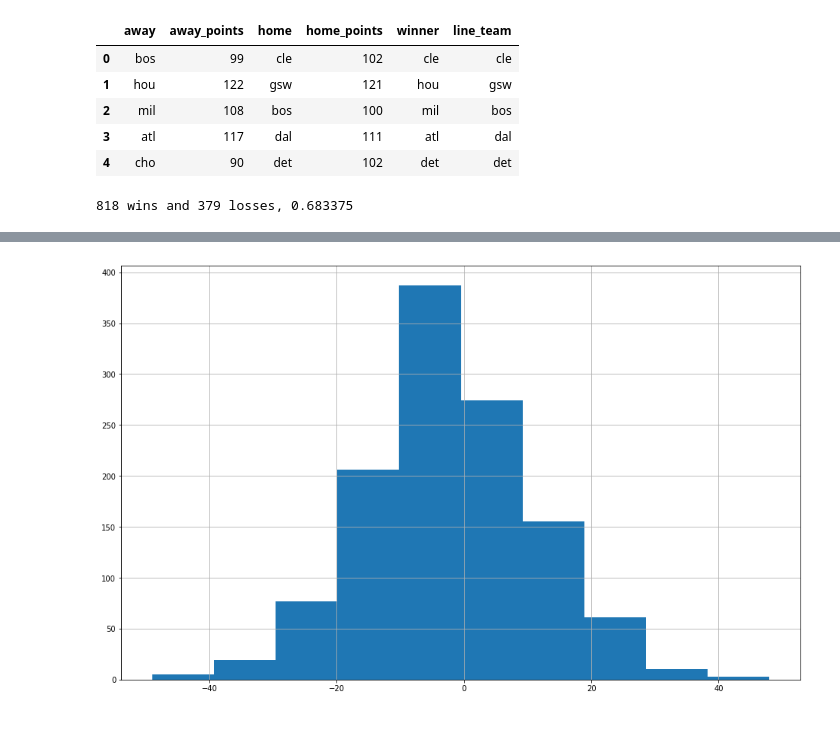
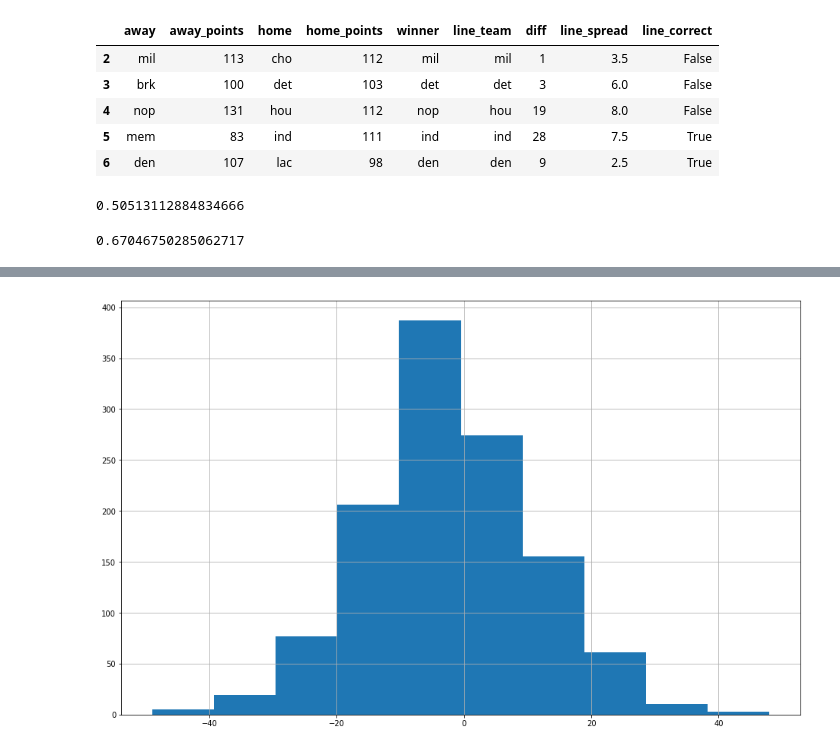
Before and after one commit to laimis/gamepredictions, a Jupyter notebook: notebooks/Line analysis.ipynb, the cells around one changed output, grey strips where cells are left out. Cells and saved outputs as stored; diff of their text form; code cells hidden in the pictures.

Commit message:
finish check on lines

```diff
--- a/notebooks/Line analysis.ipynb
+++ b/notebooks/Line analysis.ipynb
@@ -6,6 +7,6 @@ import matplotlib.pyplot as plt
 
 %matplotlib inline
 # %%
-df = pd.read_csv("..\\input\\nba\\2017.csv")
+df = pd.read_csv("..\\input\\nba\\2018.csv")
 len(df)
 # %% [output]
@@ -22,7 +33,19 @@ def get_winner(row):
     else:
         return row.home
 
+def is_line_correct(row):
+    if row.winner != row.line_team:
+        return False
+
+    real_diff = abs(row.away_points - row.home_points)
+    pred_diff = abs(row.line_spread)
+
+    return real_diff >= pred_diff
+
 df_clean["winner"] = df_clean.apply(get_winner, axis=1)
+df_clean["line_correct"] = df_clean.apply(is_line_correct, axis=1)
+df_clean["diff"] = (df_clean.away_points - df_clean.home_points).apply(lambda x: abs(x))
+df_clean["line_spread"] = df_clean.line_spread.apply(lambda x: abs(x))
 # %% [output]
 A value is trying to be set on a copy of a slice from a DataFrame.
 Try using .loc[row_indexer,col_indexer] = value instead
@@ -32,16 +67,17 @@ See the caveats in the documentation: http://pandas.pydata.org/pandas-docs/stabl
 # %%
-df_clean[["away","away_points","home","home_points", "winner", "line_team"]].head()
+df_clean[["away","away_points","home","home_points", "winner", "line_team", "diff", "line_spread", "line_correct"]].head()
 # %% [output]
-|  | away | away_points | home | home_points | winner | line_team |
-| 0 | bos | 99 | cle | 102 | cle | cle |
-| 1 | hou | 122 | gsw | 121 | hou | gsw |
-| 2 | mil | 108 | bos | 100 | mil | bos |
-| 3 | atl | 117 | dal | 111 | atl | dal |
-| 4 | cho | 90 | det | 102 | det | det |
+|  | away | away_points | home | home_points | winner | line_team | diff | line_spread | line_correct |
+| 2 | mil | 113 | cho | 112 | mil | mil | 1 | 3.5 | False |
+| 3 | brk | 100 | det | 103 | det | det | 3 | 6.0 | False |
+| 4 | nop | 131 | hou | 112 | nop | hou | 19 | 8.0 | False |
+| 5 | mem | 83 | ind | 111 | ind | ind | 28 | 7.5 | True |
+| 6 | den | 107 | lac | 98 | den | den | 9 | 2.5 | True |
-# %%
-winner = len(df_clean.query("winner == line_team"))
-losser = len(df_clean.query("winner != line_team"))
-pct = winner/len(df_clean)
-print(winner,"wins and", losser, "losses,", "{0:2f}".format(pct))
-# %% [output]
-818 wins and 379 losses, 0.683375
+# %%
+df_clean.line_correct.mean()
+# %% [output]
+0.50513112884834666
+# %%
+(df_clean.line_team == df_clean.winner).mean()
+# %% [output]
+0.67046750285062717
```
Also changed, not shown: parts of 8 cells of this notebook.
